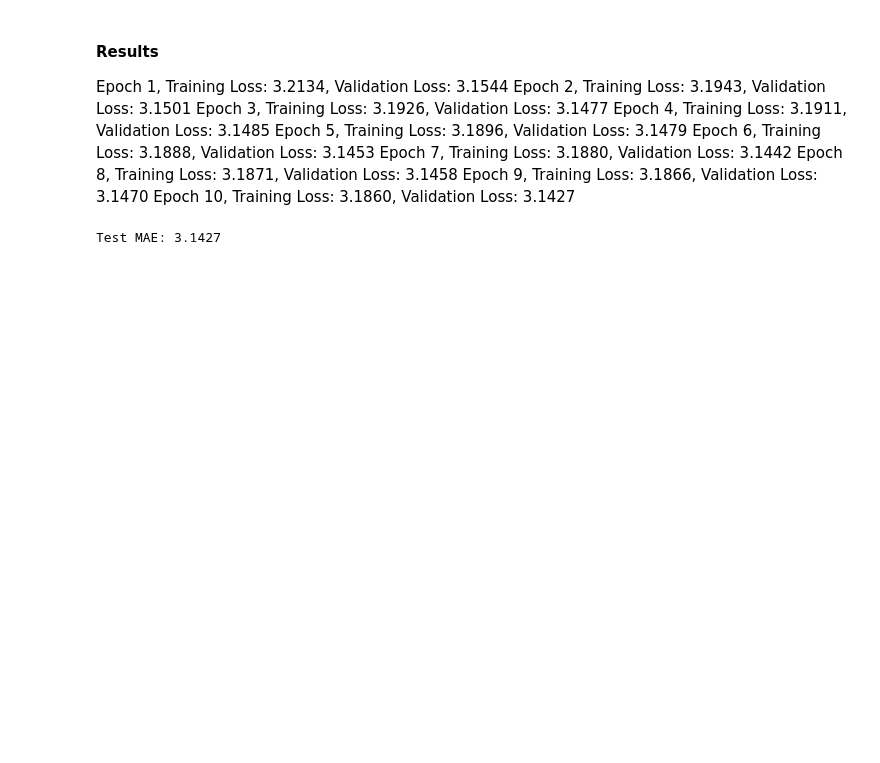
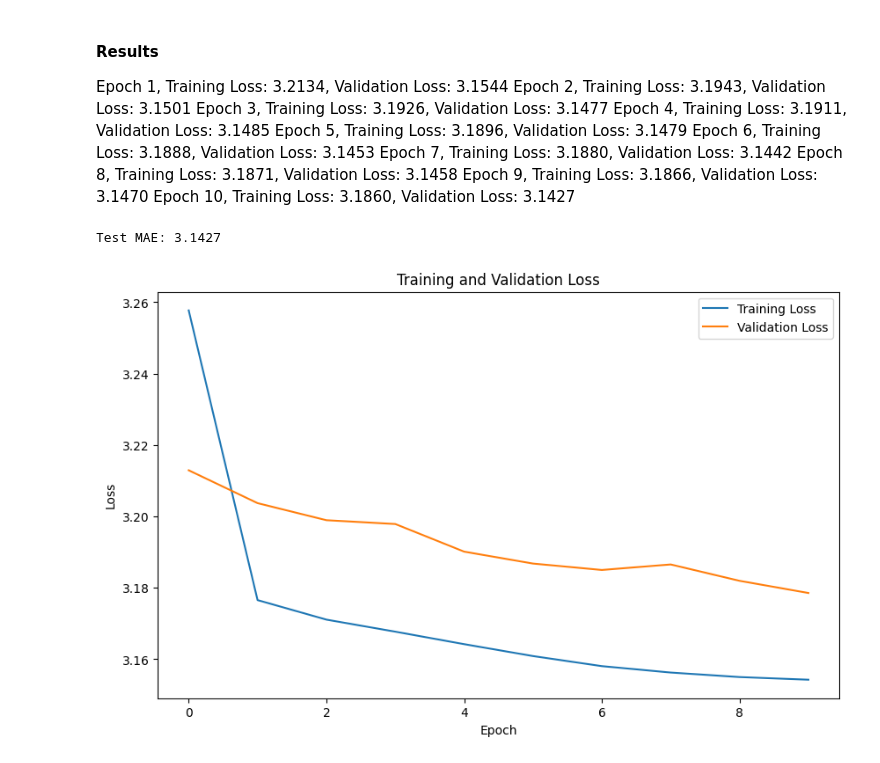
Before and after one commit to mihirtakalkar/additivemodels, a Jupyter notebook: notebooks/training/gnn_full.ipynb, the cells around one changed output. Saved outputs shown, nothing was run; the diff lists cells and outputs as text; code cells hidden in the pictures; blank space fills up the shorter version.

```diff
--- a/notebooks/training/gnn_full.ipynb
+++ b/notebooks/training/gnn_full.ipynb
@@ -90,7 +97,7 @@ class QualityPredictor(torch.nn.Module):
 Adjust batch size and worker count depending on memory constraints.
 # %%
 # Initialize the dataset
-dataset = ProcessedGraphDataset(root='../data/processed/processed_graphs')
+dataset = ProcessedGraphDataset(root='../../data/processed/processed_graphs')
 print(f"Dataset size: {len(dataset)}")
 
 # Split the dataset
@@ -99,7 +106,7 @@ test_length = len(dataset) - train_length
 train_dataset, test_dataset = random_split(dataset, [train_length, test_length])
 
 # Create DataLoaders
-batch_size = 4
+batch_size = 64
 num_workers = 0
 train_loader = DataLoader(train_dataset, batch_size=batch_size, shuffle=True, num_workers=num_workers)
 test_loader = DataLoader(test_dataset, batch_size=batch_size, shuffle=False, num_workers=num_workers)
@@ -113,17 +120,19 @@ optimizer = torch.optim.Adam(model.parameters(), lr=0.001)
 
 # Switch to L1 loss
 criterion = torch.nn.L1Loss()
-num_epochs = 10
+num_epochs = 25
 # %%
 # Learning Rate Scheduler
 from torch.optim.lr_scheduler import ReduceLROnPlateau
-scheduler = ReduceLROnPlateau(optimizer, mode='min', patience=5, factor=0.5, verbose=True)
+
+scheduler = ReduceLROnPlateau(optimizer, mode='min', patience=3, factor=0.5, verbose=True)
 
 # Variables for early stopping
 best_val_loss = float('inf')
 patience_counter = 0
-max_patience = 10
+max_patience = 3
 
 # Store loss values
 training_losses = []
 validation_losses = []
+validation_rmse = []
@@ -134,6 +144,4 @@ Time: 472m 36.9s
 # %%
-# Training loop
-num_epochs = 10
 for epoch in range(num_epochs):
     # Training phase
     model.train()
@@ -154,18 +162,24 @@ for epoch in range(num_epochs):
     # Validation phase
     model.eval()
     total_val_loss = 0
+    squared_errors = []  # For RMSE
     with torch.no_grad():
         for batch in test_loader:
             batch = batch.to(device)
             out = model(batch)
             val_loss = criterion(out, batch.y.view(-1))
             total_val_loss += val_loss.item() * batch.num_graphs
+            squared_errors.extend((out.cpu().numpy() - batch.y.cpu().numpy()) ** 2)
             del batch
             torch.cuda.empty_cache()
     avg_val_loss = total_val_loss / len(test_loader.dataset)
     validation_losses.append(avg_val_loss)
 
-    print(f'Epoch {epoch+1}, Training Loss: {avg_train_loss:.4f}, Validation Loss: {avg_val_loss:.4f}')
+    # Compute RMSE
+    rmse = (sum(squared_errors) / len(test_loader.dataset)) ** 0.5
+    validation_rmse.append(rmse)
+
+    print(f'Epoch {epoch+1}, Training Loss: {avg_train_loss:.4f}, Validation Loss: {avg_val_loss:.4f}, RMSE: {rmse:.4f}')
 
     # Step the scheduler
     scheduler.step(avg_val_loss)
@@ -174,7 +188,7 @@ for epoch in range(num_epochs):
     if avg_val_loss < best_val_loss:
         best_val_loss = avg_val_loss
         patience_counter = 0
-        torch.save(model.state_dict(), 'best_model.pth')
+        torch.save(model.state_dict(), '../../models/best_model.pth')
     else:
         patience_counter += 1
         if patience_counter >= max_patience:
@@ -212,3 +236,15 @@ mae = mean_absolute_error(true_values, predicted_values)
 print(f"Test MAE: {mae:.4f}")
 # %% [output]
 Test MAE: 3.1427
+# %%
+# Plot training and validation losses
+plt.figure(figsize=(10, 6))
+plt.plot(training_losses, label='Training Loss')
+plt.plot(validation_losses, label='Validation Loss')
+plt.xlabel('Epoch')
+plt.ylabel('Loss')
+plt.title('Training and Validation Loss')
+plt.legend()
+plt.show()
+# %% [output]
+[figure, added]
```
Also changed, not shown: parts of 8 cells of this notebook, 2 other files.
